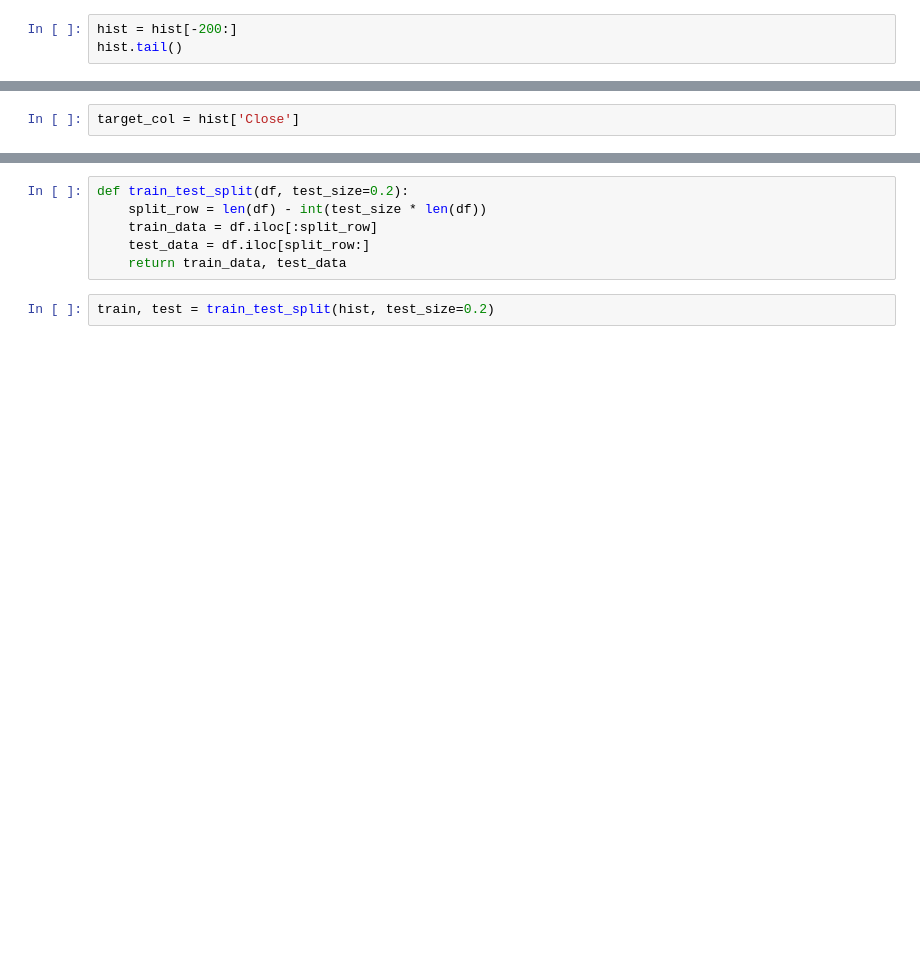
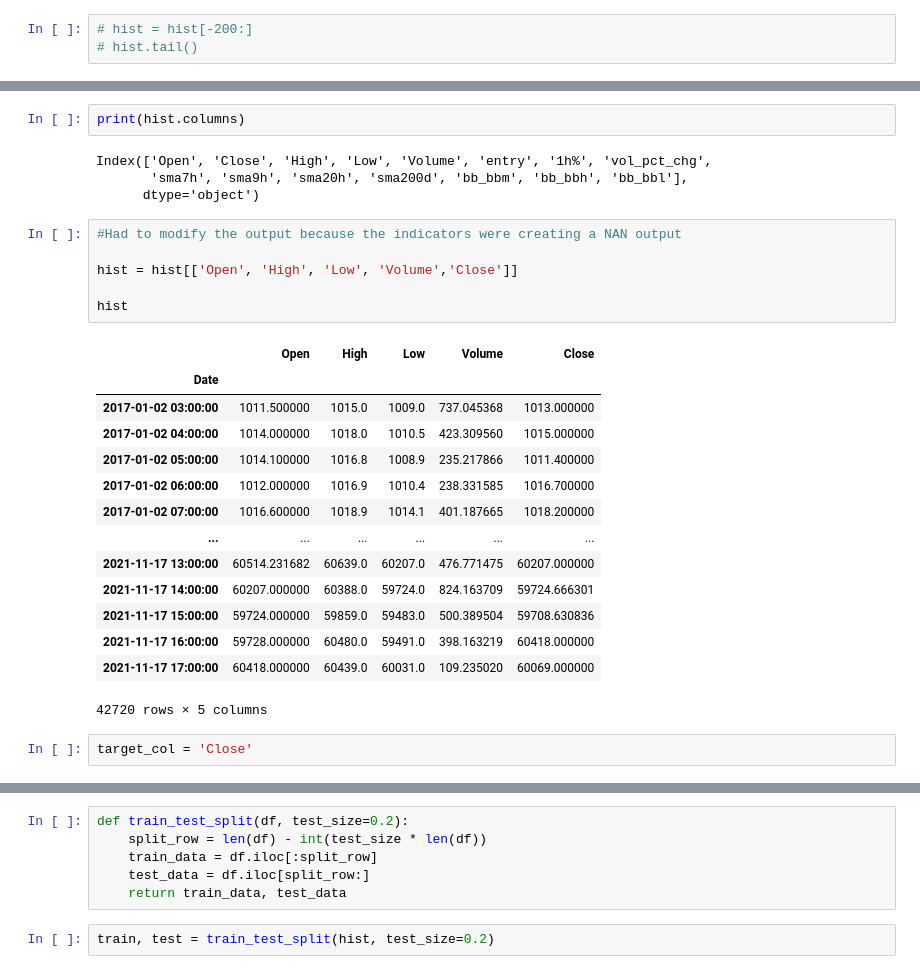
Before and after one commit to webclinic017/The_Crypto_Caller, a Jupyter notebook: LSTM testing/price_prediction_update.ipynb, the cells around one changed output, grey strips where cells are left out. Drawn from its saved outputs; the diff is of its cells as text; blank space fills up the shorter version.

```diff
--- a/LSTM testing/price_prediction_update.ipynb
+++ b/LSTM testing/price_prediction_update.ipynb
@@ -42,5 +40,5 @@ hist.head()
 | 2017-01-02 06:00:00 | 1012.0 | 1016.7 | 1016.9 | 1010.4 | 238.331585 | 0 | 0.005240 | 0.013238 | 1009.998571 | 1008.186667 | 998.0090 | ... |
 | 2017-01-02 07:00:00 | 1016.6 | 1018.2 | 1018.9 | 1014.1 | 401.187665 | 0 | 0.001475 | 0.683317 | 1012.600000 | 1009.686667 | 1000.0110 | ... |
 # %%
-hist = hist[-200:]
-hist.tail()
+# hist = hist[-200:]
+# hist.tail()
@@ -65,5 +56,32 @@ hist.head()
+# %%
+print(hist.columns)
+# %% [output]
+Index(['Open', 'Close', 'High', 'Low', 'Volume', 'entry', '1h%', 'vol_pct_chg',
+       'sma7h', 'sma9h', 'sma20h', 'sma200d', 'bb_bbm', 'bb_bbh', 'bb_bbl'],
+      dtype='object')
+# %%
+#Had to modify the output because the indicators were creating a NAN output
+
+hist = hist[['Open', 'High', 'Low', 'Volume','Close']]
+
+hist
+# %% [output]
+|  | Open | High | Low | Volume | Close |
+| Date |  |  |  |  |  |
+| 2017-01-02 03:00:00 | 1011.500000 | 1015.0 | 1009.0 | 737.045368 | 1013.000000 |
+| 2017-01-02 04:00:00 | 1014.000000 | 1018.0 | 1010.5 | 423.309560 | 1015.000000 |
+| 2017-01-02 05:00:00 | 1014.100000 | 1016.8 | 1008.9 | 235.217866 | 1011.400000 |
+| 2017-01-02 06:00:00 | 1012.000000 | 1016.9 | 1010.4 | 238.331585 | 1016.700000 |
+| 2017-01-02 07:00:00 | 1016.600000 | 1018.9 | 1014.1 | 401.187665 | 1018.200000 |
+| ... | ... | ... | ... | ... | ... |
+| 2021-11-17 13:00:00 | 60514.231682 | 60639.0 | 60207.0 | 476.771475 | 60207.000000 |
+| 2021-11-17 14:00:00 | 60207.000000 | 60388.0 | 59724.0 | 824.163709 | 59724.666301 |
+| 2021-11-17 15:00:00 | 59724.000000 | 59859.0 | 59483.0 | 500.389504 | 59708.630836 |
+| 2021-11-17 16:00:00 | 59728.000000 | 60480.0 | 59491.0 | 398.163219 | 60418.000000 |
+| 2021-11-17 17:00:00 | 60418.000000 | 60439.0 | 60031.0 | 109.235020 | 60069.000000 |
+42720 rows × 5 columns
 # %%
-target_col = hist['Close']
+target_col = 'Close'
 # %%
 target_col
 # %% [output]
```
Also changed, not shown: parts of 18 cells of this notebook.
